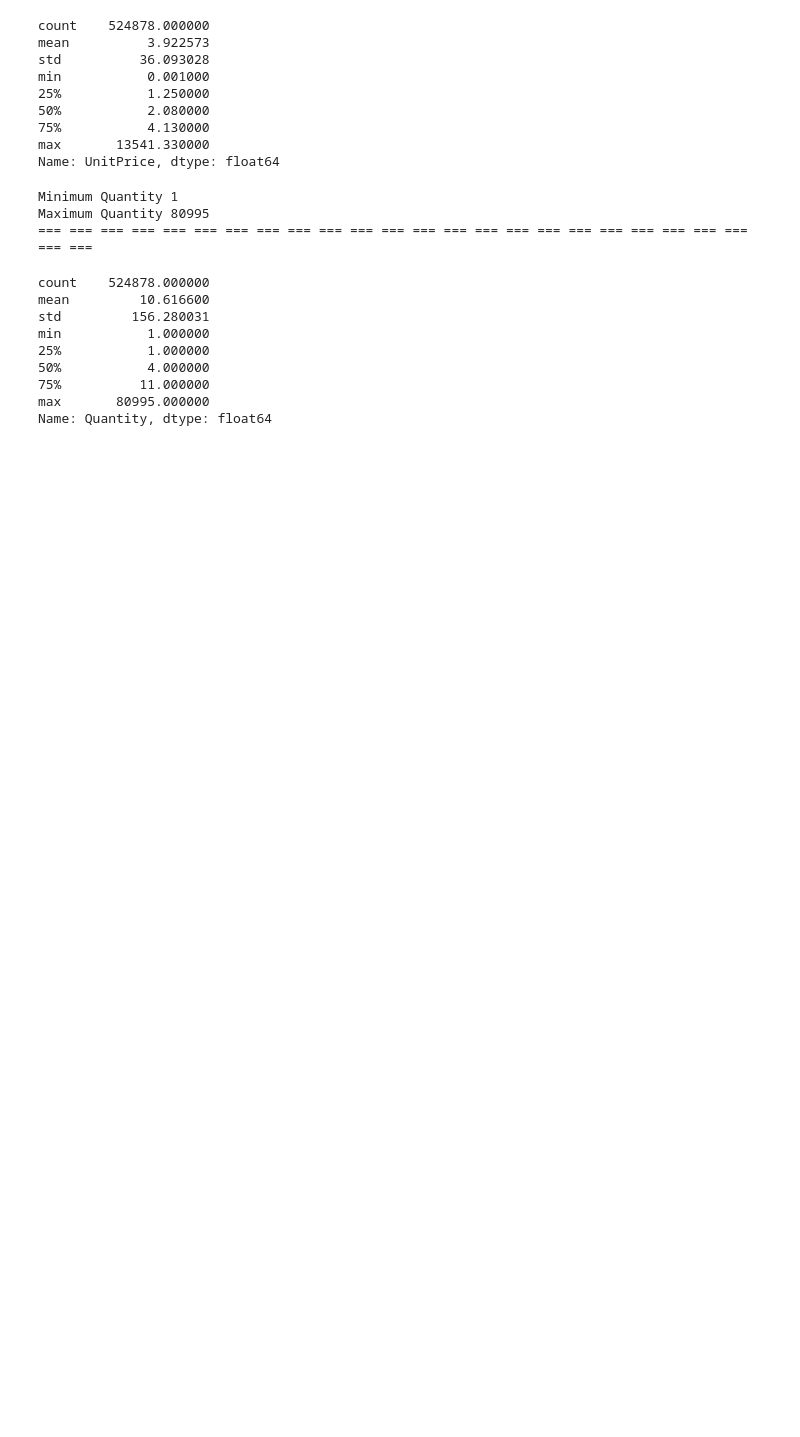
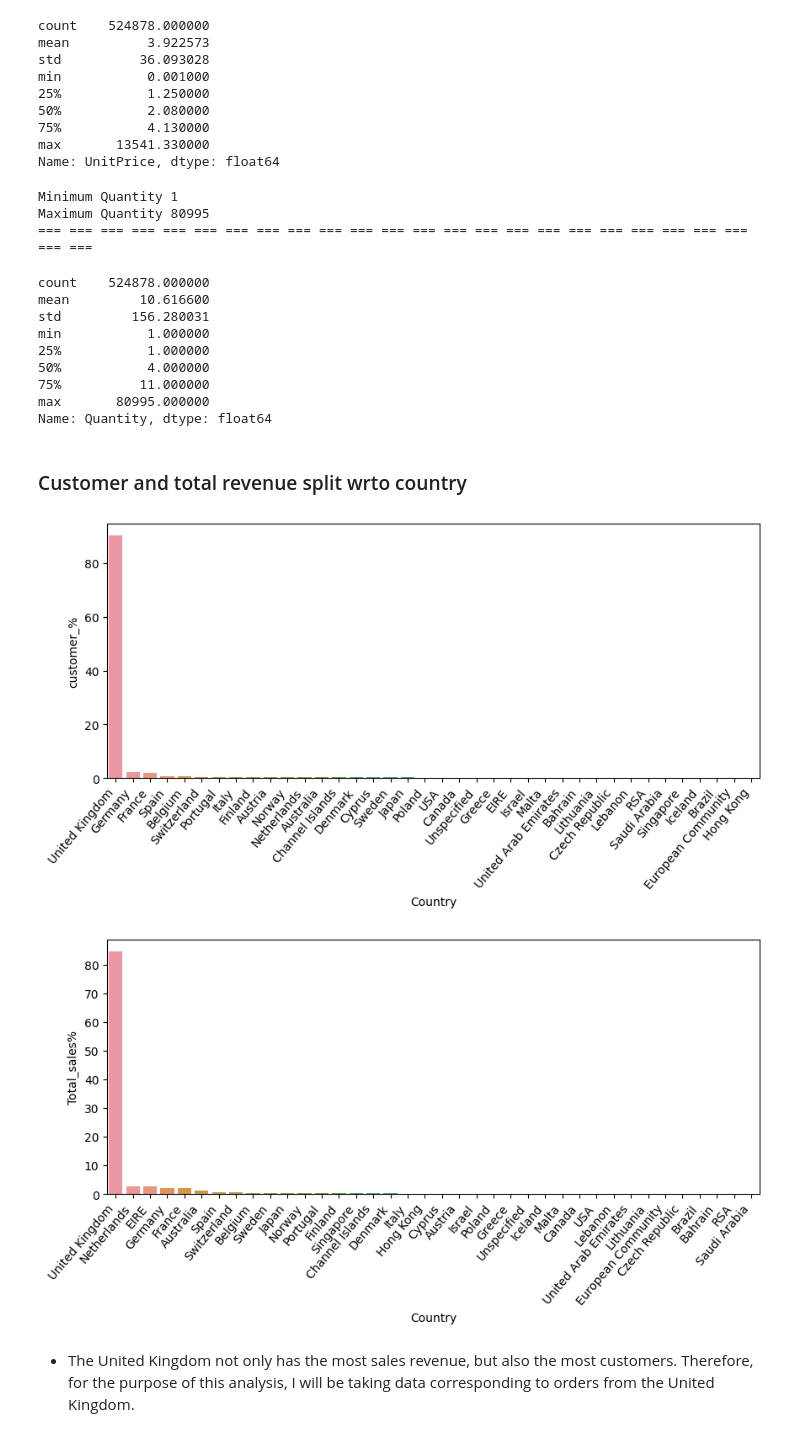
Before and after one commit to anupstar100/UML-Capston_Project-Customer_Segmentation, a Jupyter notebook: UML_Capston_Project_Online_Retail_Customer_Segmentation.ipynb, the cells around one changed output. Cells and saved outputs as stored; diff of their text form; code cells hidden in the pictures; blank space fills up the shorter version.

```diff
--- a/UML_Capston_Project_Online_Retail_Customer_Segmentation.ipynb
+++ b/UML_Capston_Project_Online_Retail_Customer_Segmentation.ipynb
@@ -362,3 +360,37 @@ min           1.000000
 75%          11.000000
 max       80995.000000
 Name: Quantity, dtype: float64
+# %% [markdown]
+### Customer and total revenue split wrto country
+# %%
+# ADDING MONETARY INFORMATION BY CALCULATING TOTAL VALUE OF TRANSACTION
+df["Total_sales"] = df["UnitPrice"] * df["Quantity"]
+
+# CREATING COUNTRY LEVEL GROUPING TO FIND UNIQUE CUSTOMER COUND AND %
+country_customer_df = df.groupby("Country")["CustomerID"].nunique().reset_index().rename(columns = \
+                                                                                           {"CustomerID":"count_CustomerID"})
+country_customer_df["customer_%"] = round(country_customer_df["count_CustomerID"] * \
+                                          100/country_customer_df["count_CustomerID"].sum(),2)
+
+# CREATING COUNTRY LEVEL GROUPING TO FIND TOTAL REVENUE AND %
+country_df = df.groupby("Country")["Total_sales"].sum().reset_index()
+country_df["Total_sales%"] = round(country_df["Total_sales"] * 100 / country_df["Total_sales"].sum(),2)
+# %%
+# COUNTRY V/S CUSTOMER %
+country_customer_df = country_customer_df.sort_values(by = "customer_%", ascending = False)
+fig, ax = plt.subplots(figsize = (10, 4), dpi = 100)
+ax = sns.barplot(x = country_customer_df["Country"], y = country_customer_df['customer_%'])
+ax.set_xticklabels(ax.get_xticklabels(), rotation = 50, ha = "right")
+plt.show()
+
+# COUNTRY V/S TOTAL SALES %
+country_df = country_df.sort_values(by = "Total_sales%", ascending = False)
+fig, ax = plt.subplots(figsize = (10, 4), dpi = 100)
+ax = sns.barplot(x = country_df["Country"], y = country_df['Total_sales%'])
+ax.set_xticklabels(ax.get_xticklabels(), rotation = 50, ha = "right")
+plt.show()
+# %% [output]
+[figure, added]
+[figure, added]
+# %% [markdown]
+* The United Kingdom not only has the most sales revenue, but also the most customers. Therefore, for the purpose of this analysis, I will be taking data corresponding to orders from the United Kingdom.
```
Also changed, not shown: parts of 13 cells of this notebook.
